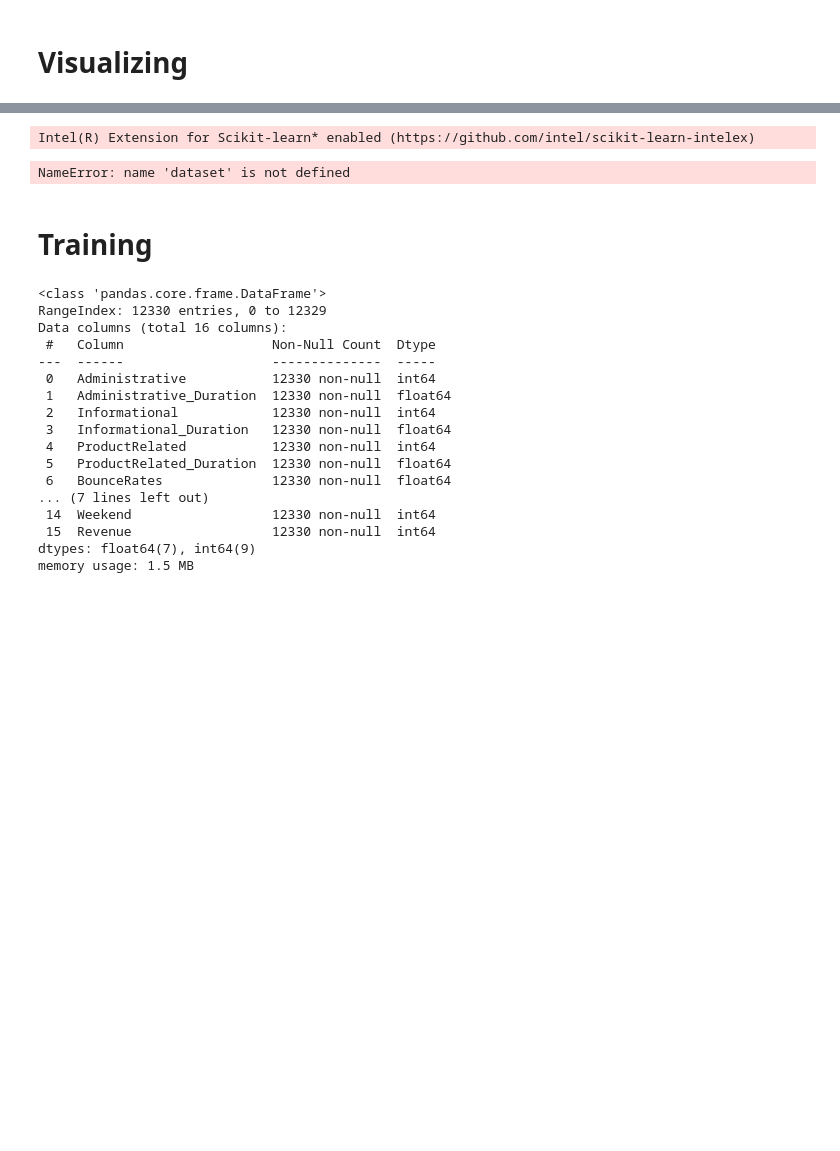
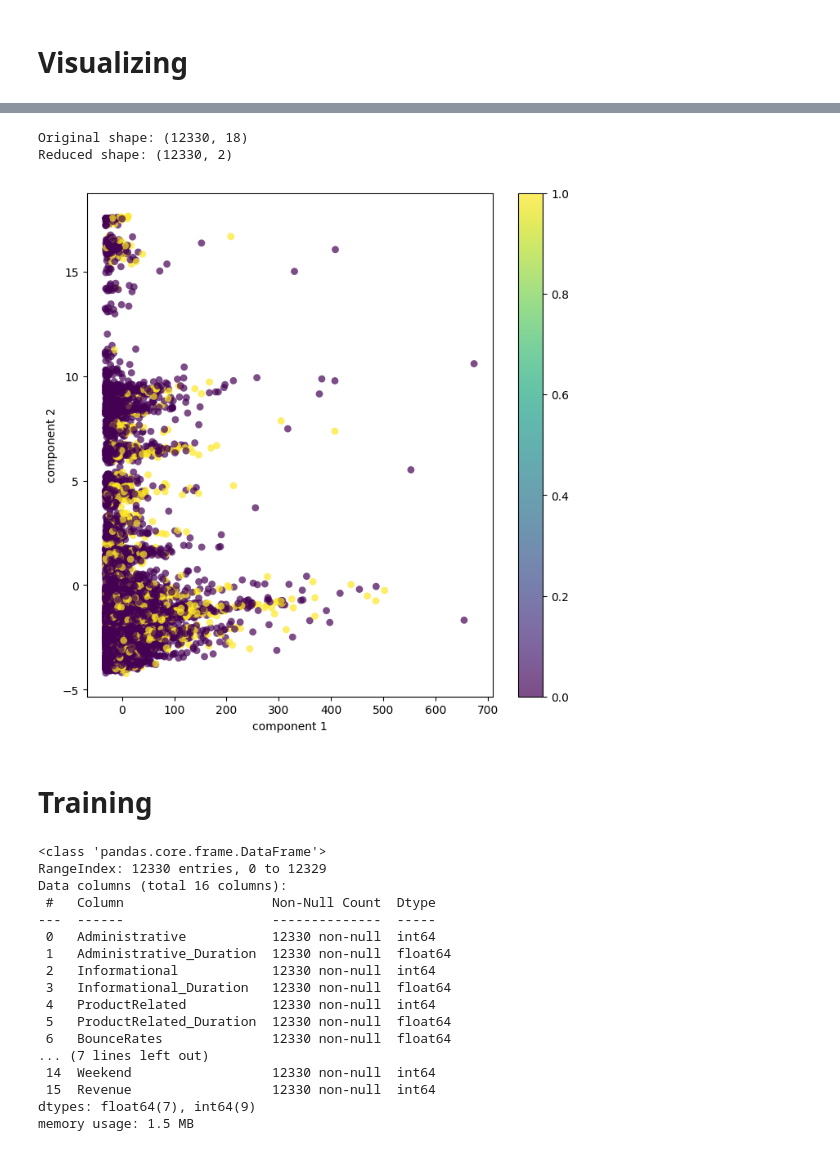
Before and after one commit to Omegalpha44/DIA3_python-project, a Jupyter notebook: code.ipynb, the cells around one changed output, grey strips where cells are left out. Cells and saved outputs as stored; diff of their text form; code cells hidden in the pictures; blank space fills up the shorter version.

```diff
--- a/code.ipynb
+++ b/code.ipynb
@@ -209,24 +240,24 @@ KeyboardInterrupt:
 # %%
 # PCA projection to 2D
 from sklearn.decomposition import PCA
 #create a dataset containing all the non categorical features
-tmp_dataset = dataset[['Administrative_Duration', 'Informational_Duration', 'ProductRelated_Duration', 'BounceRates', 'ExitRates', 'PageValues', 'SpecialDay', 'Revenue']]
 pca = PCA(n_components=2)
-pca.fit(tmp_dataset)
-X_pca = pca.transform(tmp_dataset)
-print("Original shape: {}".format(str(tmp_dataset.shape)))
+pca.fit(dataset)
+X_pca = pca.transform(dataset)
+print("Original shape: {}".format(str(dataset.shape)))
 print("Reduced shape: {}".format(str(X_pca.shape)))
 
 # plot first vs. second principal component, colored by class
 plt.figure(figsize=(8, 8))
-plt.scatter(X_pca[:, 0], X_pca[:, 1], c=tmp_dataset['Revenue'], edgecolor='none', alpha=0.7, s=40)
+plt.scatter(X_pca[:, 0], X_pca[:, 1], c=dataset['Revenue'], edgecolor='none', alpha=0.7, s=40)
 plt.xlabel('component 1')
 plt.ylabel('component 2')
 plt.colorbar()
 plt.show()
 # %% [output]
-Intel(R) Extension for Scikit-learn* enabled (https://github.com/intel/scikit-learn-intelex)
+Original shape: (12330, 18)
+Reduced shape: (12330, 2)
-NameError: name 'dataset' is not defined
+[figure, added]
 # %% [markdown]
 # Training
 # %%
```
Also changed, not shown: parts of 19 cells of this notebook.
